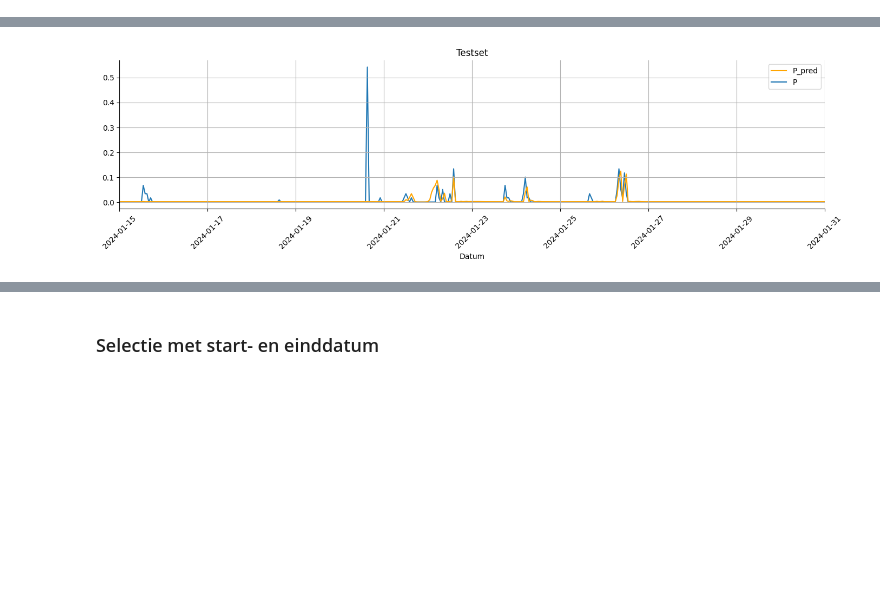
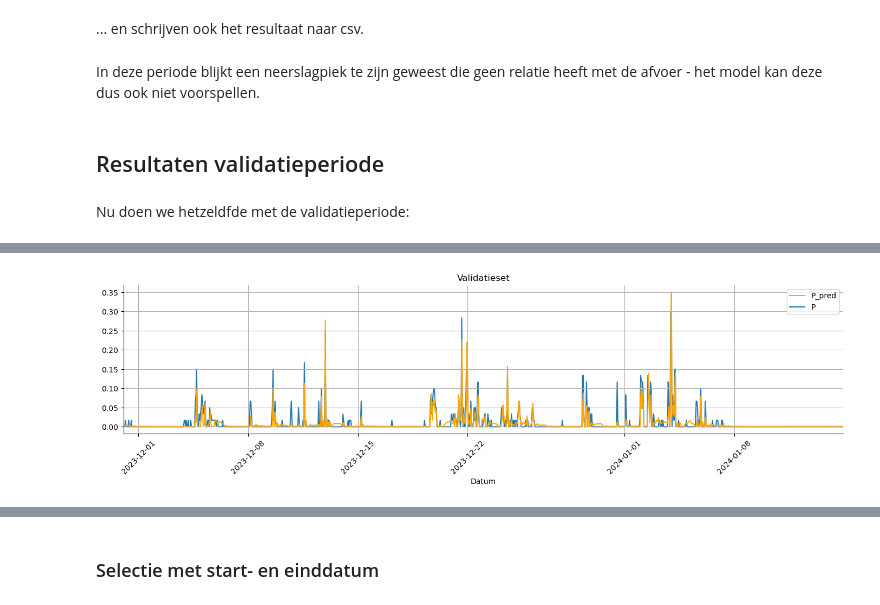
Before and after one commit to HKV-products-services/drinkwaterwinning-bleijerheide, a Jupyter notebook: run_model.ipynb, the cells around one changed output, grey strips where cells are left out. Cells and saved outputs as stored; diff of their text form; code cells hidden in the pictures; blank space fills up the shorter version.

Commit message:
update to run_model.ipynb (extra docu)

```diff
--- a/run_model.ipynb
+++ b/run_model.ipynb
@@ -14,0 +20,2 @@ To enable them in other operations, rebuild TensorFlow with the appropriate comp
+# %%
+model = tf.keras.models.load_model('./model')
@@ -15,5 +40,6 @@ To enable them in other operations, rebuild TensorFlow with the appropriate comp
 # %%
 def plot_resultaat(observation, prediction, path=None, title=None):
+    Path(path).parents[0].mkdir(exist_ok=True, parents=False)
     fig, ax = plt.subplots(1,1,figsize=(14,4))
     ax.plot(prediction.index, prediction['P_pred'], 'orange', linestyle='-', zorder=1, label='P_pred')
     ax.plot(observation.index, observation['P'], zorder=0, label='P')
@@ -27,6 +53,3 @@ def plot_resultaat(observation, prediction, path=None, title=None):
     plt.tight_layout()
     plt.title(title)
     plt.savefig(path, dpi=100, transparent=False)
-# %%
-# inladen model
-model = tf.keras.models.load_model('model_nieuw/model.h5')
@@ -32,0 +62,2 @@ model = tf.keras.models.load_model('model_nieuw/model.h5')
+# %% [markdown]
+... en schrijven ook het resultaat naar csv.
@@ -33,14 +68,20 @@ model = tf.keras.models.load_model('model_nieuw/model.h5')
+# %% [markdown]
+In deze periode blijkt een neerslagpiek te zijn geweest die geen relatie heeft met de afvoer - het model kan deze dus ook niet voorspellen.
+# %% [markdown]
+## Resultaten validatieperiode
+# %% [markdown]
+Nu doen we hetzeldfde met de validatieperiode:
 # %%
 # inladen features
-X_test = pd.read_csv('data/X_test_scaled_new.csv', index_col=0, parse_dates=True)
+X_val = pd.read_csv('data/X_val_scaled_new.csv', index_col=0, parse_dates=True)
 
 # inladen target
-Y_test = pd.read_csv('data/Y_test_new.csv', index_col=0, parse_dates=True)
+Y_val = pd.read_csv('data/Y_val_new.csv', index_col=0, parse_dates=True)
 
 # maak voorspelling
-y_test_hat = pd.DataFrame(index=X_test.index, data=model.predict(X_test), columns=['P_pred'])
-y_test_hat[y_test_hat['P_pred'] < 0] = 0
+y_val_hat = pd.DataFrame(index=X_val.index, data=model.predict(X_val), columns=['P_pred'])
+y_val_hat[y_val_hat['P_pred'] < 0] = 0
 
 # plot
-plot_resultaat(Y_test, y_test_hat, path='resultaat_testset.png', title="Testset")
+plot_resultaat(Y_val, y_val_hat, path='figuren_model/resultaat_validatieset.png', title="Validatieset")
 # %% [output]
@@ -48 +89 @@ plot_resultaat(Y_test, y_test_hat, path='resultaat_testset.png', title="Testset"
-[figure, old version]
+[figure, new version]
```
Also changed, not shown: parts of 17 cells of this notebook, 2 other files.
